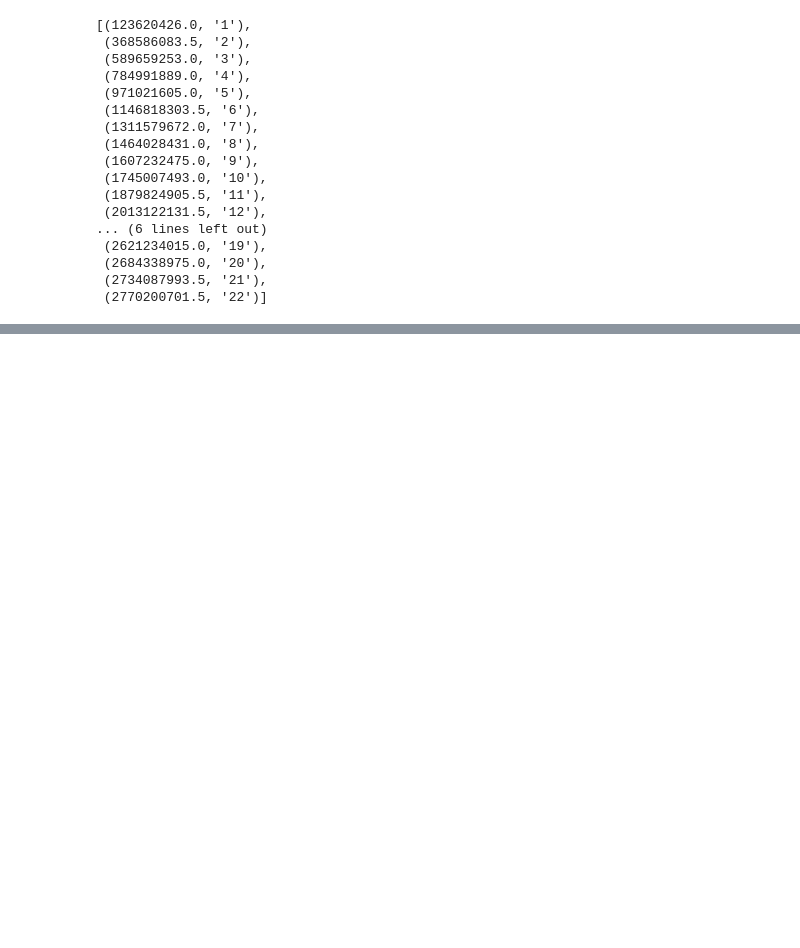
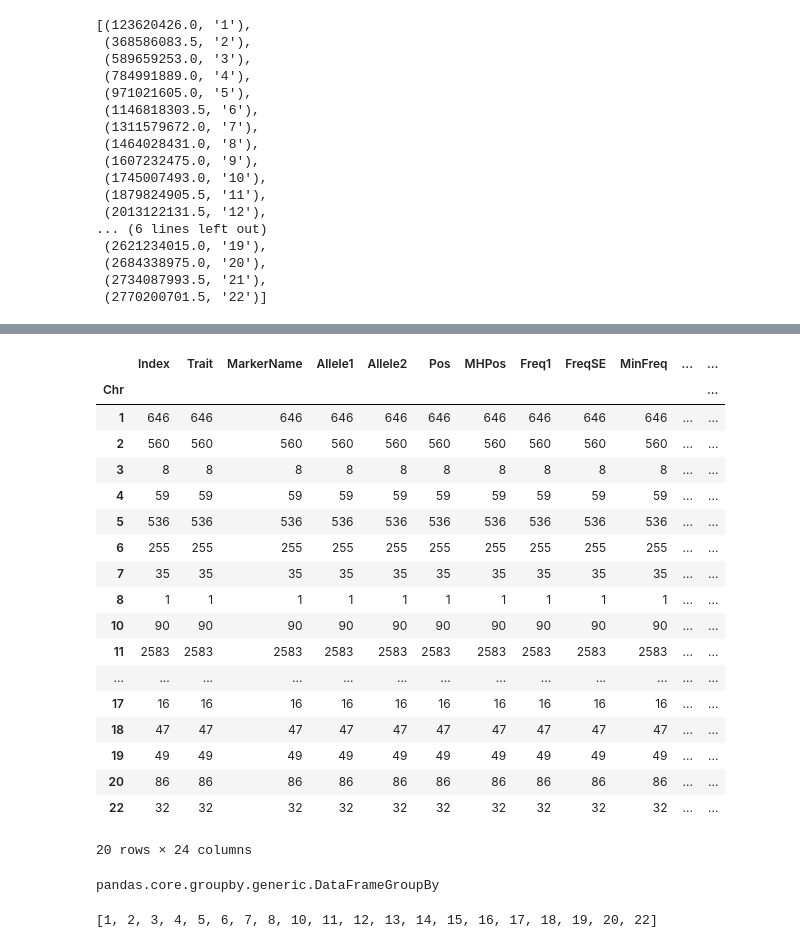
Before and after one commit to Adonyo-Emmanuel/Novel-Data-Visualisation-for-GWAS-Datasets, a Jupyter notebook: 3D_Manhattan_Plot.ipynb, the cells around one changed output, grey strips where cells are left out. Saved outputs shown, nothing was run; the diff lists cells and outputs as text; code cells hidden in the pictures; blank space fills up the shorter version.

```diff
--- a/3D_Manhattan_Plot.ipynb
+++ b/3D_Manhattan_Plot.ipynb
@@ -581,0 +450,4 @@ SPlot_Trait_Chr_pP = holoviews.DFrame(GWASummaryStatisticsDF[['MHPos',
+# %%
+GWASummaryStatisticsDF_copy['p_adj'] = -np.log10(GWASummaryStatisticsDF_copy['P-value'])
+# %%
+GWASummaryStatisticsDF_copy['Chr'] = (GWASummaryStatisticsDF_copy['Chr'].astype('category')).cat.as_ordered()
@@ -581,0 +463,2 @@ SPlot_Trait_Chr_pP = holoviews.DFrame(GWASummaryStatisticsDF[['MHPos',
+# %%
+GWASummaryStatisticsDF_copy['ind'] = range(len(GWASummaryStatisticsDF_copy))
@@ -581,0 +501,2 @@ SPlot_Trait_Chr_pP = holoviews.DFrame(GWASummaryStatisticsDF[['MHPos',
+# %%
+df_grouped = GWASummaryStatisticsDF_copy.groupby('Chr')
@@ -581,0 +523,26 @@ SPlot_Trait_Chr_pP = holoviews.DFrame(GWASummaryStatisticsDF[['MHPos',
+# %%
+df_grouped.count()
+# %% [output]
+|  | Index | Trait | MarkerName | Allele1 | Allele2 | Pos | MHPos | Freq1 | FreqSE | MinFreq | ... | ... |
+| Chr |  |  |  |  |  |  |  |  |  |  |  | ... |
+| 1 | 646 | 646 | 646 | 646 | 646 | 646 | 646 | 646 | 646 | 646 | ... | ... |
+| 2 | 560 | 560 | 560 | 560 | 560 | 560 | 560 | 560 | 560 | 560 | ... | ... |
+| 3 | 8 | 8 | 8 | 8 | 8 | 8 | 8 | 8 | 8 | 8 | ... | ... |
+| 4 | 59 | 59 | 59 | 59 | 59 | 59 | 59 | 59 | 59 | 59 | ... | ... |
+| 5 | 536 | 536 | 536 | 536 | 536 | 536 | 536 | 536 | 536 | 536 | ... | ... |
+| 6 | 255 | 255 | 255 | 255 | 255 | 255 | 255 | 255 | 255 | 255 | ... | ... |
+| 7 | 35 | 35 | 35 | 35 | 35 | 35 | 35 | 35 | 35 | 35 | ... | ... |
+| 8 | 1 | 1 | 1 | 1 | 1 | 1 | 1 | 1 | 1 | 1 | ... | ... |
+| 10 | 90 | 90 | 90 | 90 | 90 | 90 | 90 | 90 | 90 | 90 | ... | ... |
+| 11 | 2583 | 2583 | 2583 | 2583 | 2583 | 2583 | 2583 | 2583 | 2583 | 2583 | ... | ... |
+| ... | ... | ... | ... | ... | ... | ... | ... | ... | ... | ... | ... | ... |
+| 17 | 16 | 16 | 16 | 16 | 16 | 16 | 16 | 16 | 16 | 16 | ... | ... |
+| 18 | 47 | 47 | 47 | 47 | 47 | 47 | 47 | 47 | 47 | 47 | ... | ... |
+| 19 | 49 | 49 | 49 | 49 | 49 | 49 | 49 | 49 | 49 | 49 | ... | ... |
+| 20 | 86 | 86 | 86 | 86 | 86 | 86 | 86 | 86 | 86 | 86 | ... | ... |
+| 22 | 32 | 32 | 32 | 32 | 32 | 32 | 32 | 32 | 32 | 32 | ... | ... |
+20 rows × 24 columns
+# %%
+type(df_grouped)
+# %% [output]
+pandas.core.groupby.generic.DataFrameGroupBy
@@ -581,0 +566,4 @@ SPlot_Trait_Chr_pP = holoviews.DFrame(GWASummaryStatisticsDF[['MHPos',
+# %%
+x_labels
+# %% [output]
+[1, 2, 3, 4, 5, 6, 7, 8, 10, 11, 12, 13, 14, 15, 16, 17, 18, 19, 20, 22]
```
Also changed, not shown: parts of 81 cells of this notebook, 1 other file.
